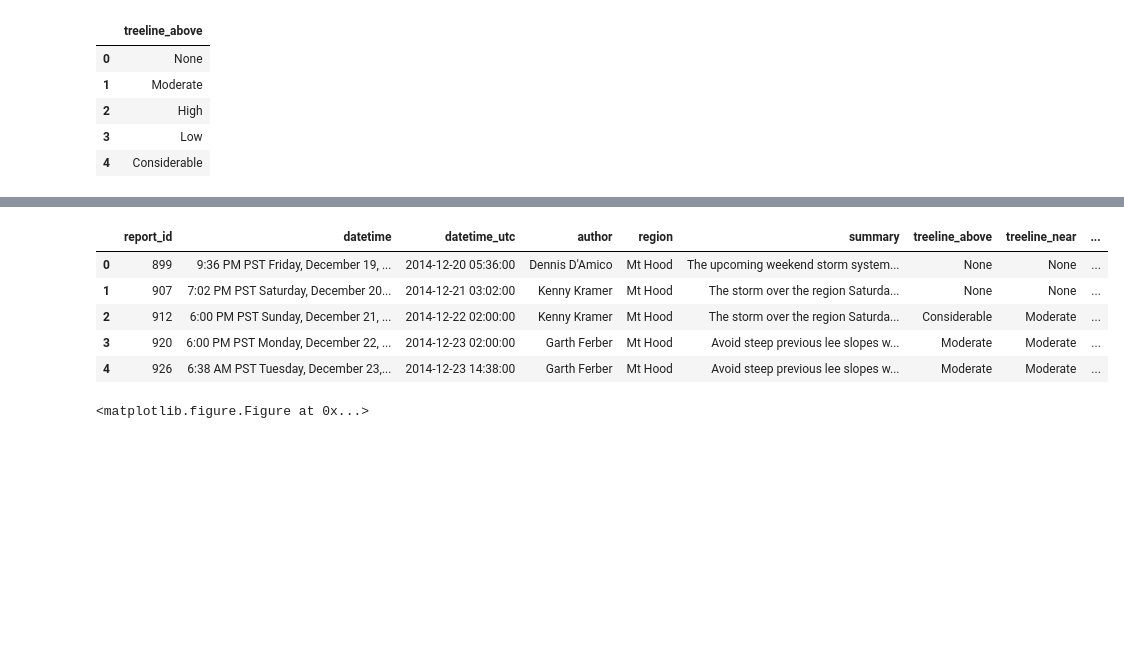
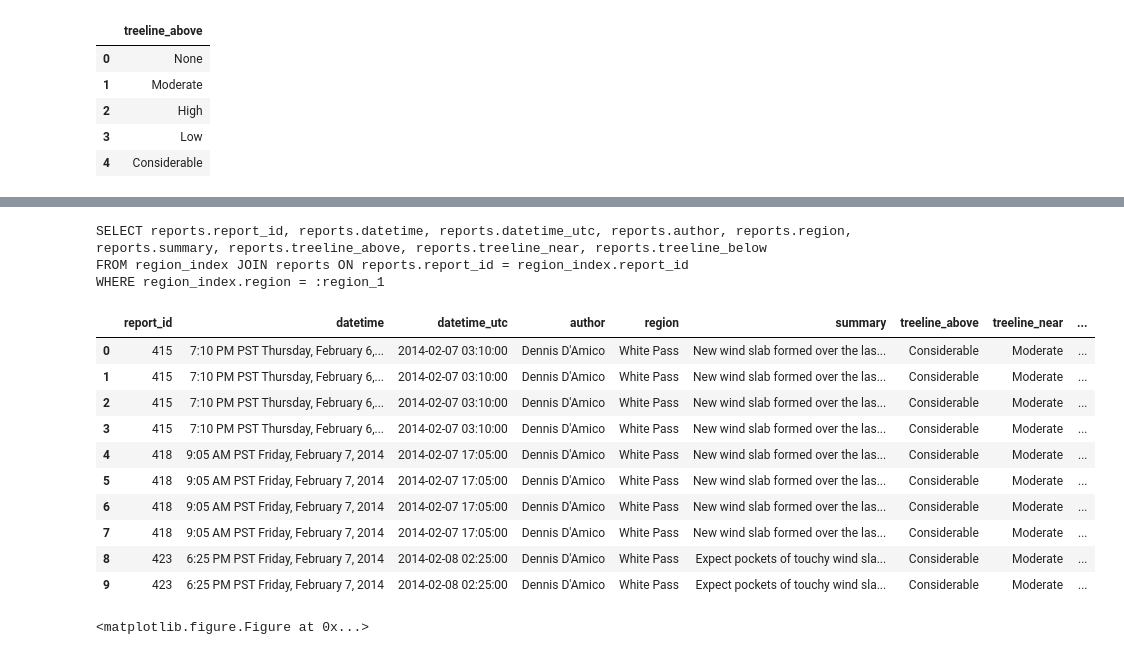
Before and after one commit to baldwint/snotelier, a Jupyter notebook: nwac.ipynb, the cells around one changed output, grey strips where cells are left out. Drawn from its saved outputs; the diff is of its cells as text; code cells hidden in the pictures; blank space fills up the shorter version.

Commit message:
select from join table
We were leaving out all ratings that were grouped with another area.
bad

```diff
--- a/nwac.ipynb
+++ b/nwac.ipynb
@@ -983,29 +1006,52 @@ pd.read_sql_query('select distinct treeline_above from reports', engine)
+# %%
+joined = region_index.join(report_table,
+                           report_table.c.report_id == region_index.c.report_id)
+stmt = sa.select([report_table]
+                ).select_from(
+                    joined
+                ).where(
+                    region_index.c.region == 'Mt Hood'
+                )
+print(stmt)
+# %% [output]
+SELECT reports.report_id, reports.datetime, reports.datetime_utc, reports.author, reports.region, reports.summary, reports.treeline_above, reports.treeline_near, reports.treeline_below
+FROM region_index JOIN reports ON reports.report_id = region_index.report_id
+WHERE region_index.region = :region_1
 # %%
 def snow_year(year):
     return pd.datetime(year - 1, 12, 1), pd.datetime(year, 6, 1)
 
-def fetch_ratings(range_min, range_max):
+def fetch_ratings(range_min, range_max, region):
+    joined = region_index.join(report_table,
+                           report_table.c.report_id == region_index.c.report_id)
     stmt = sa.select([report_table]
+                ).select_from(
+                        joined
                     ).where(
-                        report_table.c.region == 'Mt Hood'
+                        report_table.c.region == region
                     ).where(
                         report_table.c.datetime_utc <= range_max
                     ).where(
                         report_table.c.datetime_utc >= range_min
                     ).order_by(report_table.c.datetime_utc)
 
     df = pd.read_sql_query(stmt, engine)
     return df
 
-df = fetch_ratings(*snow_year(2015))
-df.head()
+df = fetch_ratings(*snow_year(2014), 'White Pass')
+df.head(10)
 # %% [output]
 |  | report_id | datetime | datetime_utc | author | region | summary | treeline_above | treeline_near | ... |
-| 0 | 899 | 9:36 PM PST Friday, December 19, ... | 2014-12-20 05:36:00 | Dennis D'Amico | Mt Hood | The upcoming weekend storm system... | None | None | ... |
-| 1 | 907 | 7:02 PM PST Saturday, December 20... | 2014-12-21 03:02:00 | Kenny Kramer | Mt Hood | The storm over the region Saturda... | None | None | ... |
-| 2 | 912 | 6:00 PM PST Sunday, December 21, ... | 2014-12-22 02:00:00 | Kenny Kramer | Mt Hood | The storm over the region Saturda... | Considerable | Moderate | ... |
-| 3 | 920 | 6:00 PM PST Monday, December 22, ... | 2014-12-23 02:00:00 | Garth Ferber | Mt Hood | Avoid steep previous lee slopes w... | Moderate | Moderate | ... |
-| 4 | 926 | 6:38 AM PST Tuesday, December 23,... | 2014-12-23 14:38:00 | Garth Ferber | Mt Hood | Avoid steep previous lee slopes w... | Moderate | Moderate | ... |
+| 0 | 415 | 7:10 PM PST Thursday, February 6,... | 2014-02-07 03:10:00 | Dennis D'Amico | White Pass | New wind slab formed over the las... | Considerable | Moderate | ... |
+| 1 | 415 | 7:10 PM PST Thursday, February 6,... | 2014-02-07 03:10:00 | Dennis D'Amico | White Pass | New wind slab formed over the las... | Considerable | Moderate | ... |
+| 2 | 415 | 7:10 PM PST Thursday, February 6,... | 2014-02-07 03:10:00 | Dennis D'Amico | White Pass | New wind slab formed over the las... | Considerable | Moderate | ... |
+| 3 | 415 | 7:10 PM PST Thursday, February 6,... | 2014-02-07 03:10:00 | Dennis D'Amico | White Pass | New wind slab formed over the las... | Considerable | Moderate | ... |
+| 4 | 418 | 9:05 AM PST Friday, February 7, 2014 | 2014-02-07 17:05:00 | Dennis D'Amico | White Pass | New wind slab formed over the las... | Considerable | Moderate | ... |
+| 5 | 418 | 9:05 AM PST Friday, February 7, 2014 | 2014-02-07 17:05:00 | Dennis D'Amico | White Pass | New wind slab formed over the las... | Considerable | Moderate | ... |
+| 6 | 418 | 9:05 AM PST Friday, February 7, 2014 | 2014-02-07 17:05:00 | Dennis D'Amico | White Pass | New wind slab formed over the las... | Considerable | Moderate | ... |
+| 7 | 418 | 9:05 AM PST Friday, February 7, 2014 | 2014-02-07 17:05:00 | Dennis D'Amico | White Pass | New wind slab formed over the las... | Considerable | Moderate | ... |
+| 8 | 423 | 6:25 PM PST Friday, February 7, 2014 | 2014-02-08 02:25:00 | Dennis D'Amico | White Pass | Expect pockets of touchy wind sla... | Considerable | Moderate | ... |
+| 9 | 423 | 6:25 PM PST Friday, February 7, 2014 | 2014-02-08 02:25:00 | Dennis D'Amico | White Pass | Expect pockets of touchy wind sla... | Considerable | Moderate | ... |
 # %%
 def stacked_color_timeline(df, ax=None):
     if ax is None:
```
Also changed, not shown: parts of 1 cell of this notebook.
